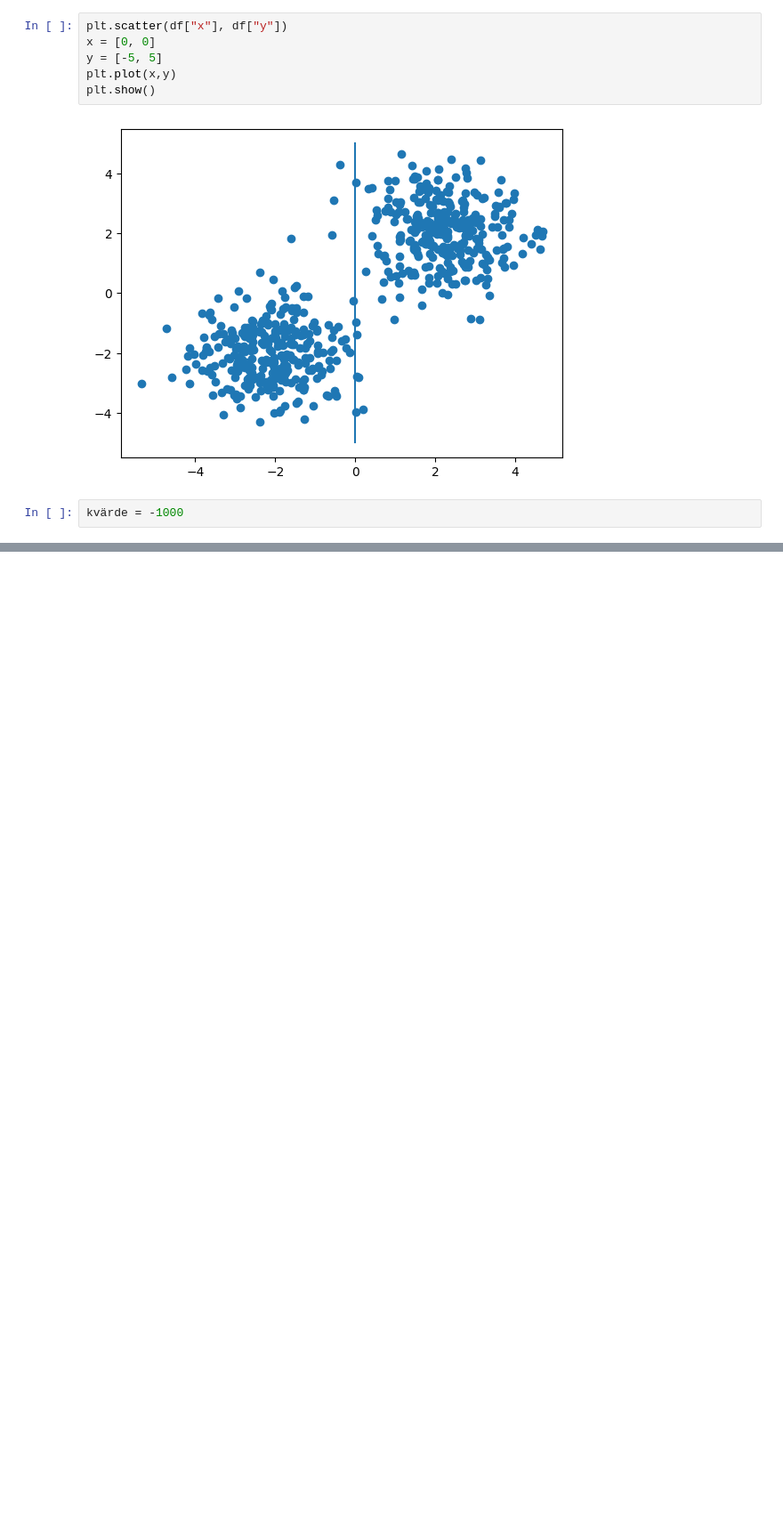
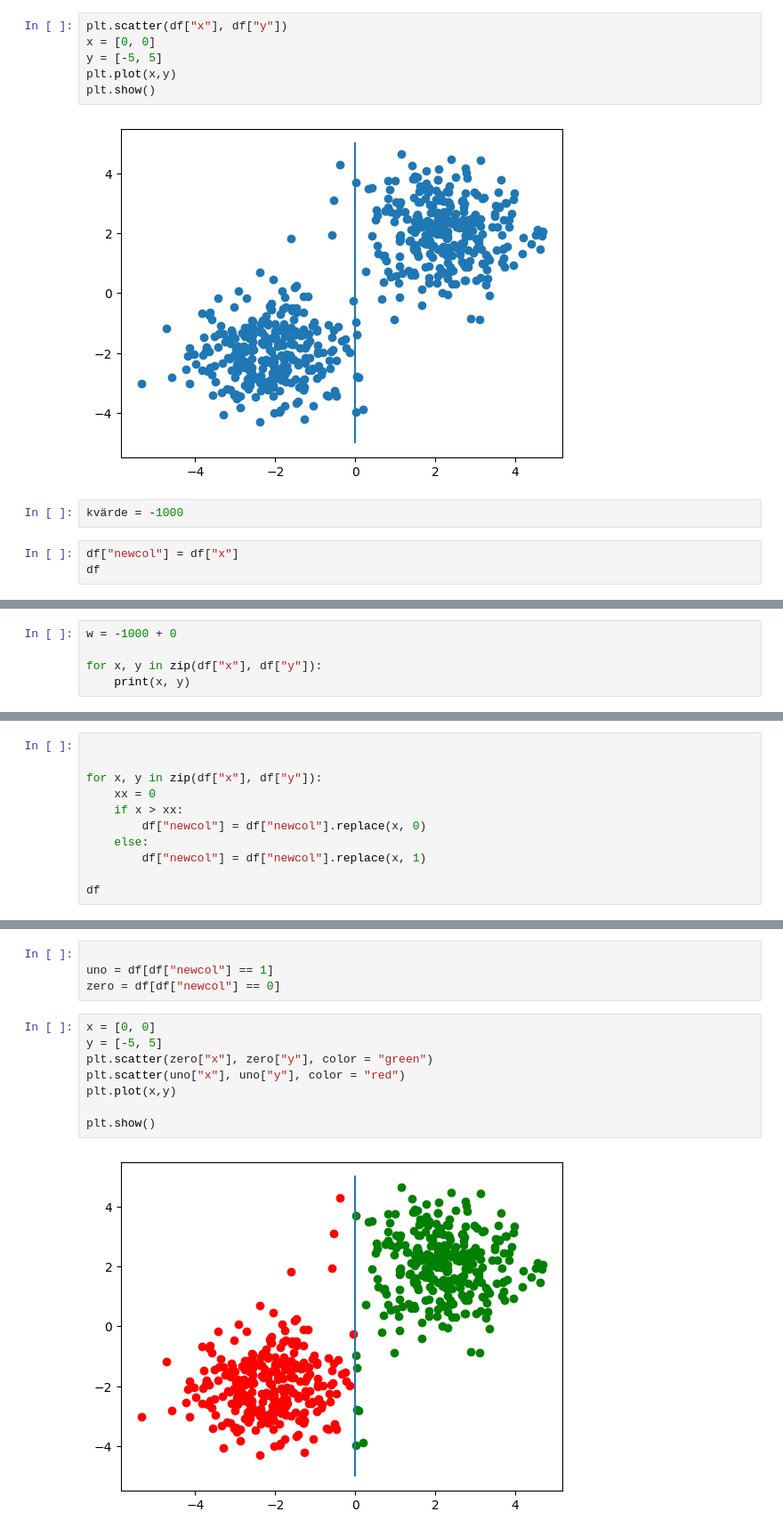
Before and after one commit to Umite93/Python-Programming-Umit-Ekici, a Jupyter notebook: Labs/Labb3/övning3.ipynb, the cells around one changed output, grey strips where cells are left out. Shown: that part at 89% size. Saved outputs shown, nothing was run; the diff lists cells and outputs as text; blank space fills up the shorter version.

Commit message:
scatter and plot

```diff
--- a/Labs/Labb3/övning3.ipynb
+++ b/Labs/Labb3/övning3.ipynb
@@ -48,3 +48,6 @@ plt.show()
 [figure]
 # %%
 kvärde = -1000
+# %%
+df["newcol"] = df["x"]
+df
@@ -50,0 +68,5 @@ kvärde = -1000
+# %%
+w = -1000 + 0
+
+for x, y in zip(df["x"], df["y"]):
+    print(x, y)
@@ -50,0 +91,11 @@ kvärde = -1000
+# %%
+
+
+for x, y in zip(df["x"], df["y"]):
+    xx = 0
+    if x > xx:
+        df["newcol"] = df["newcol"].replace(x, 0)
+    else:
+        df["newcol"] = df["newcol"].replace(x, 1)
+
+df
@@ -50,0 +116,14 @@ kvärde = -1000
+# %%
+
+uno = df[df["newcol"] == 1]
+zero = df[df["newcol"] == 0]
+# %%
+x = [0, 0]
+y = [-5, 5]
+plt.scatter(zero["x"], zero["y"], color = "green")
+plt.scatter(uno["x"], uno["y"], color = "red")
+plt.plot(x,y)
+
+plt.show()
+# %% [output]
+[figure, added]
```
Also changed, not shown: parts of 3 cells of this notebook.
